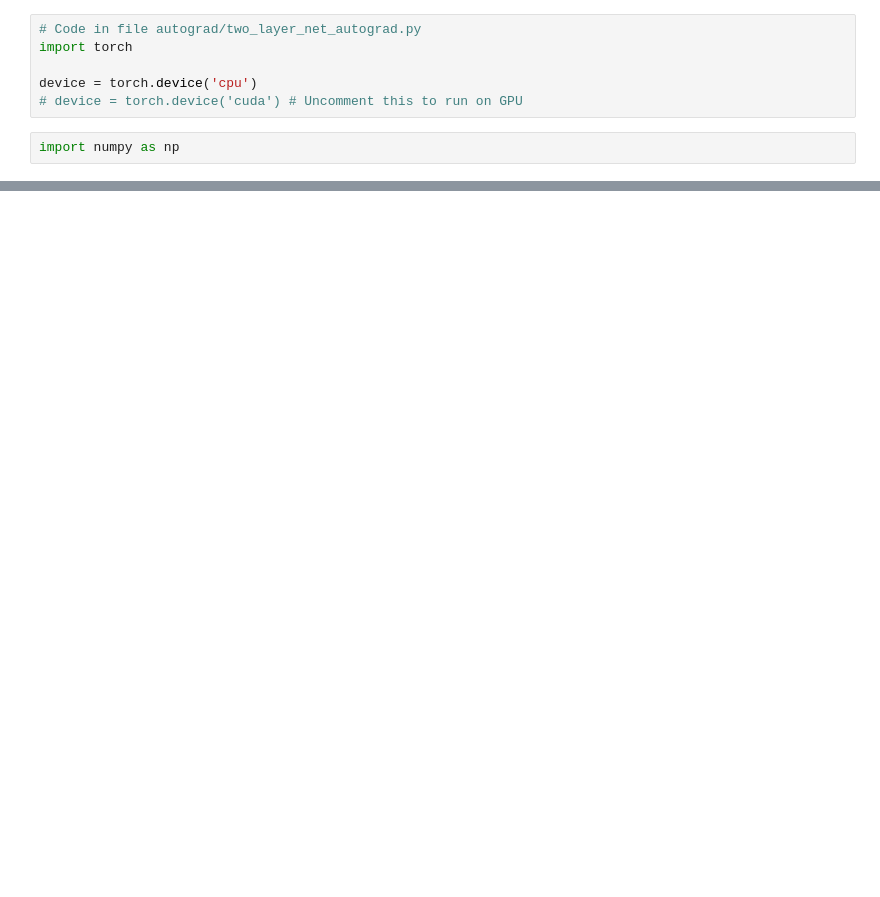
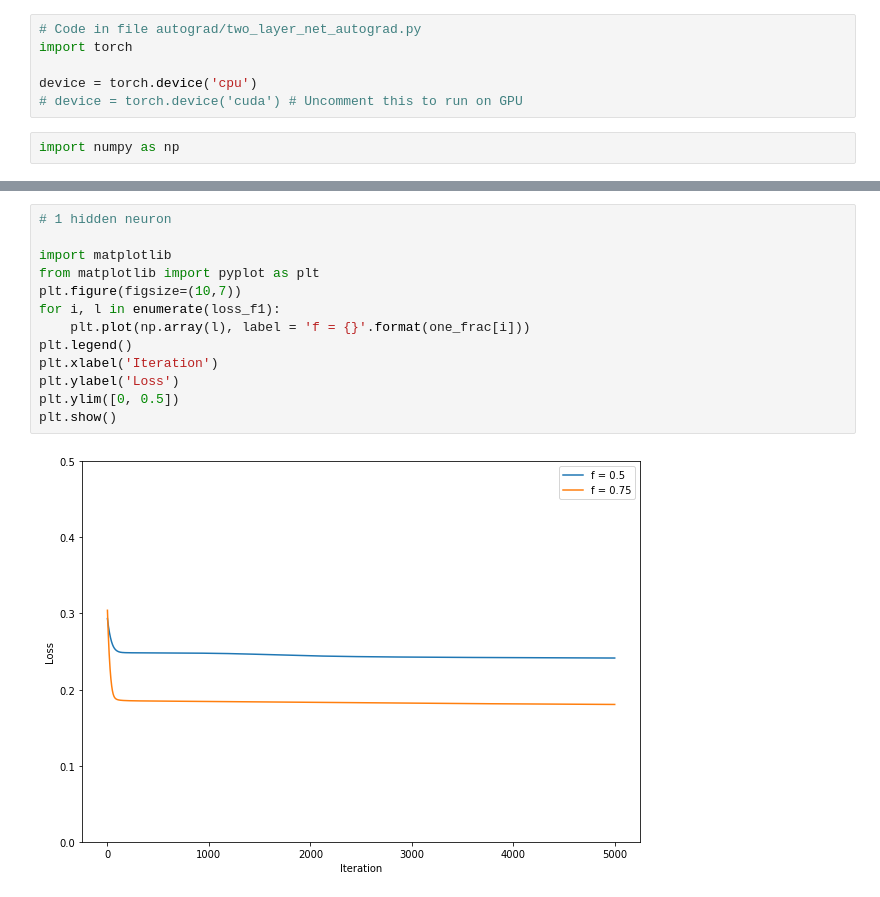
Before and after one commit to ghzhang0/Boulder_2019, a Jupyter notebook: BasicNN.ipynb, the cells around one changed output, grey strips where cells are left out. Drawn from its saved outputs; the diff is of its cells as text; blank space fills up the shorter version.

```diff
--- a/BasicNN.ipynb
+++ b/BasicNN.ipynb
@@ -99,0 +133,15 @@ for t in range(10000):
+# %%
+# 1 hidden neuron
+
+import matplotlib
+from matplotlib import pyplot as plt
+plt.figure(figsize=(10,7))
+for i, l in enumerate(loss_f1):
+    plt.plot(np.array(l), label = 'f = {}'.format(one_frac[i]))
+plt.legend()
+plt.xlabel('Iteration')
+plt.ylabel('Loss')
+plt.ylim([0, 0.5])
+plt.show()
+# %% [output]
+[figure, added]
```
Also changed, not shown: parts of 13 cells of this notebook.
